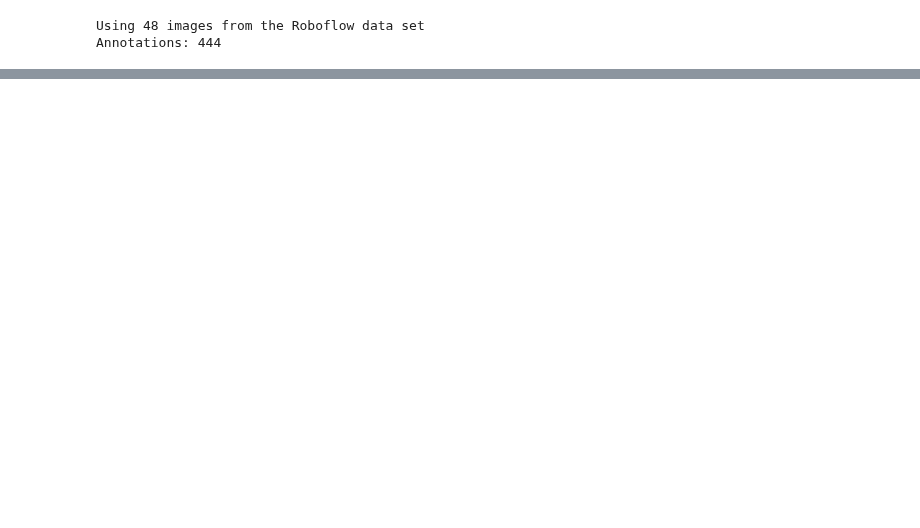
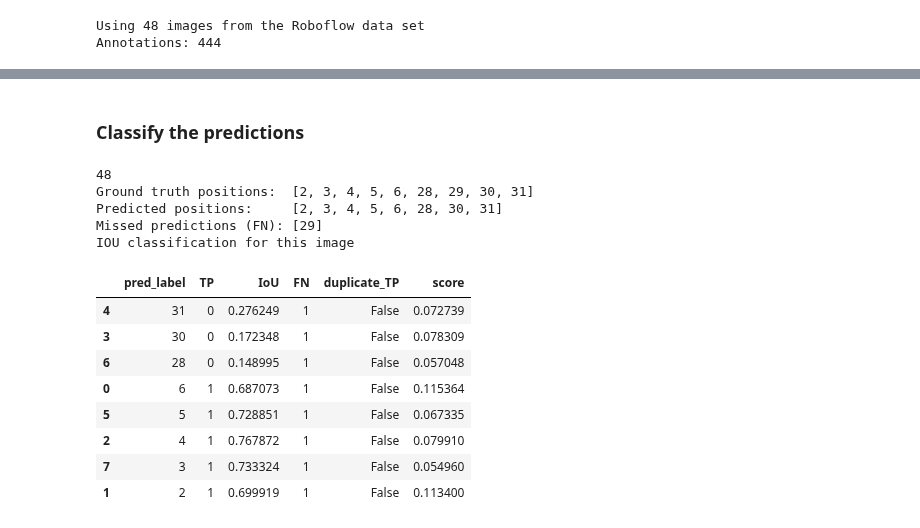
Before and after one commit to awerdich/computervision, a Jupyter notebook: notebooks/detection/10_performance_classes.ipynb, the cells around one changed output, grey strips where cells are left out. Cells and saved outputs as stored; diff of their text form; code cells hidden in the pictures; blank space fills up the shorter version.

```diff
--- a/notebooks/detection/10_performance_classes.ipynb
+++ b/notebooks/detection/10_performance_classes.ipynb
@@ -476,0 +144,61 @@ Missed labels (FN): []
+# %% [markdown]
+### Classify the predictions ###
+# %%
+# Image
+image_id_list = sorted(pred_df['image_id'].unique())
+print(len(image_id_list))
+idx = 10
+image_id = image_id_list[idx]
+
+df_id = df.loc[df['image_id'] == image_id]
+pred_df_id = pred_df.loc[pred_df['image_id'] == image_id]
+
+# Load the image
+file = os.path.join(image_dir, df_id[file_col].tolist()[0])
+im = ImageData().load_image(file)
+xlim = (0, im.shape[1])
+ylim = (0, im.shape[0])
+
+# Ground truth classes and bounding boxes
+pos_list = df_id[pos_col].tolist()
+bbox_list = df_id[bbox_col].tolist()
+bbox_list = [clipxywh(list(bbox), xlim=xlim, ylim=ylim, decimals=0) for bbox in bbox_list]
+
+# Predicted bounding boxes
+pred_pos_list = pred_df_id[pos_col].tolist()
+pred_bbox_list = pred_df_id['bbox'].tolist()
+score_list = pred_df_id['score'].tolist()
+pred_bbox_list = [clipxywh(list(bbox), xlim=xlim, ylim=ylim, decimals=0) for bbox in pred_bbox_list]
+
+missed, cl_df = DetectionMetrics(im_width=im.shape[1], im_height=im.shape[0]).\
+    classify_predictions(
+    true_labels=pos_list,
+    true_bboxes=bbox_list,
+    pred_labels=pred_pos_list,
+    pred_bboxes=pred_bbox_list,
+    iou_threshold=0.5)
+
+# Add the scores
+cl_df = cl_df.assign(score=score_list)
+cl_df = cl_df.sort_values(by=['pred_label', 'score'], ascending=False)
+
+print(f'Ground truth positions:  {sorted(pos_list)}')
+print(f'Predicted positions:     {sorted(pred_pos_list)}')
+print(f'Missed predictions (FN): {missed}')
+print('IOU classification for this image')
+display(cl_df)
+# %% [output]
+48
+Ground truth positions:  [2, 3, 4, 5, 6, 28, 29, 30, 31]
+Predicted positions:     [2, 3, 4, 5, 6, 28, 30, 31]
+Missed predictions (FN): [29]
+IOU classification for this image
+|  | pred_label | TP | IoU | FN | duplicate_TP | score |
+| 4 | 31 | 0 | 0.276249 | 1 | False | 0.072739 |
+| 3 | 30 | 0 | 0.172348 | 1 | False | 0.078309 |
+| 6 | 28 | 0 | 0.148995 | 1 | False | 0.057048 |
+| 0 | 6 | 1 | 0.687073 | 1 | False | 0.115364 |
+| 5 | 5 | 1 | 0.728851 | 1 | False | 0.067335 |
+| 2 | 4 | 1 | 0.767872 | 1 | False | 0.079910 |
+| 7 | 3 | 1 | 0.733324 | 1 | False | 0.054960 |
+| 1 | 2 | 1 | 0.699919 | 1 | False | 0.113400 |
```
Also changed, not shown: parts of 22 cells of this notebook, 6 other files.
